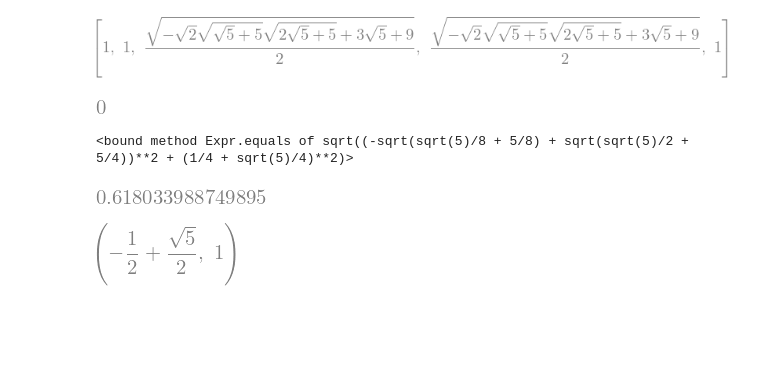
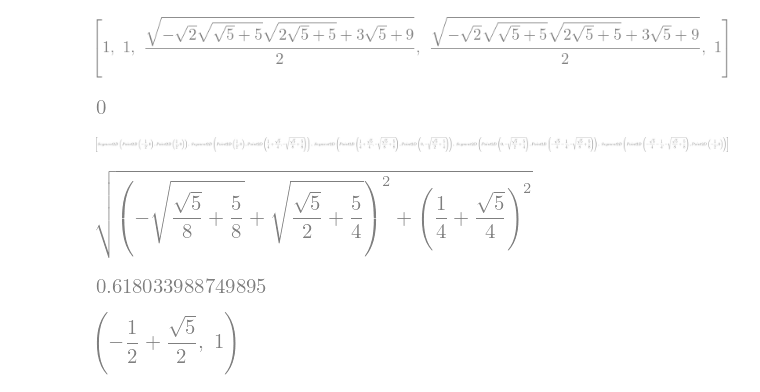
Before and after one commit to geometor/explorer-notebooks, a Jupyter notebook: root5.ipynb, the cells around one changed output. Drawn from its saved outputs; the diff is of its cells as text; code cells hidden in the pictures; blank space fills up the shorter version.

```diff
--- a/root5.ipynb
+++ b/root5.ipynb
@@ -82,9 +86,13 @@ sp.simplify(pentagon.sides[2].length - 1)
 # %% [output]
 [figure]
 # %%
-pentagon.sides[2].length.equals
+pentagon.sides
 # %% [output]
-<bound method Expr.equals of sqrt((-sqrt(sqrt(5)/8 + 5/8) + sqrt(sqrt(5)/2 + 5/4))**2 + (1/4 + sqrt(5)/4)**2)>
+[figure, added]
+# %%
+pentagon.sides[2].length
+# %% [output]
+[figure, added]
 # %%
 sg_ratio = (sgs[0] / sgs[1])
 sg_ratio.evalf()
```
Also changed, not shown: parts of 4 cells of this notebook, 18 other files.
